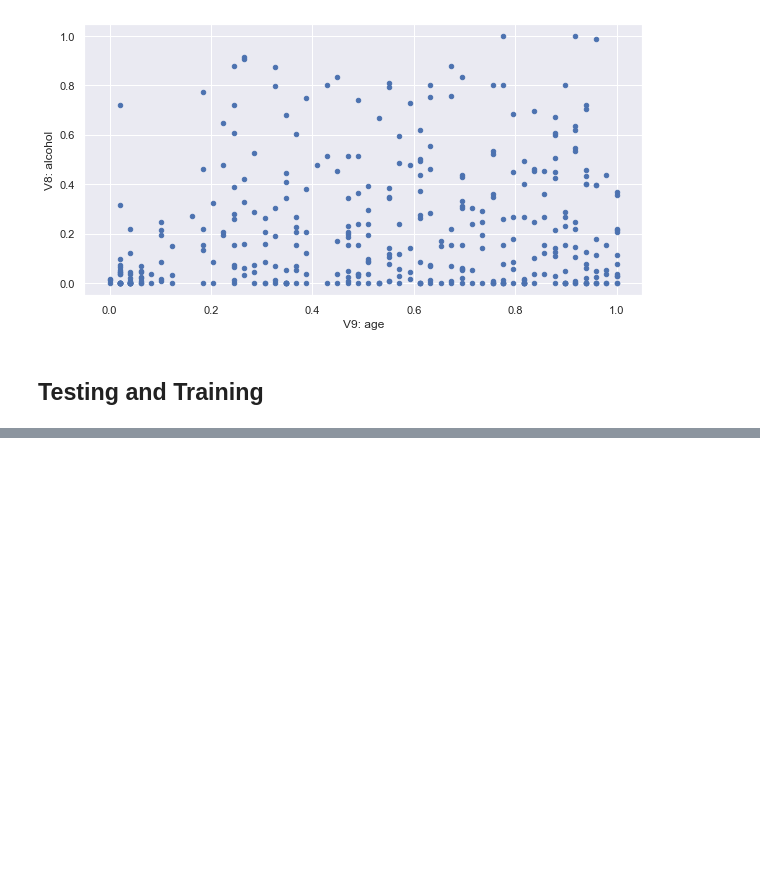
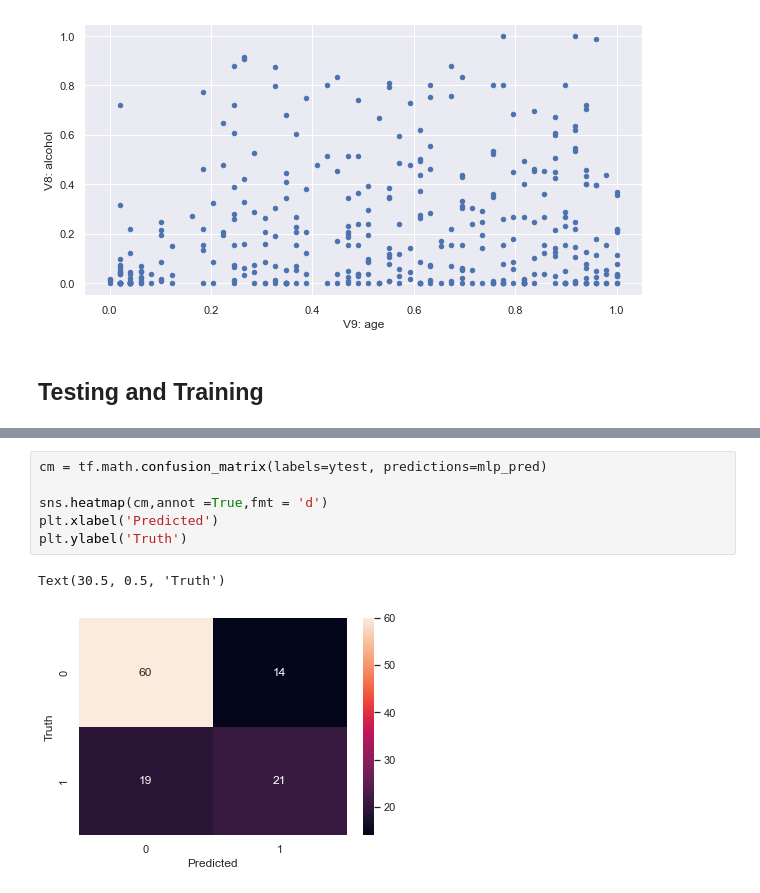
Before and after one commit to RyanJones999/AI-Assignment2, a Jupyter notebook: HeartDisease_Prediction.ipynb, the cells around one changed output, grey strips where cells are left out. Drawn from its saved outputs; the diff is of its cells as text; blank space fills up the shorter version.

```diff
--- a/HeartDisease_Prediction.ipynb
+++ b/HeartDisease_Prediction.ipynb
@@ -343,0 +320,9 @@ mlp_pred_k[:10]
+# %%
+cm = tf.math.confusion_matrix(labels=ytest, predictions=mlp_pred)
+
+sns.heatmap(cm,annot =True,fmt = 'd')
+plt.xlabel('Predicted')
+plt.ylabel('Truth')
+# %% [output]
+Text(30.5, 0.5, 'Truth')
+[figure, added]
```
Also changed, not shown: parts of 21 cells of this notebook.
